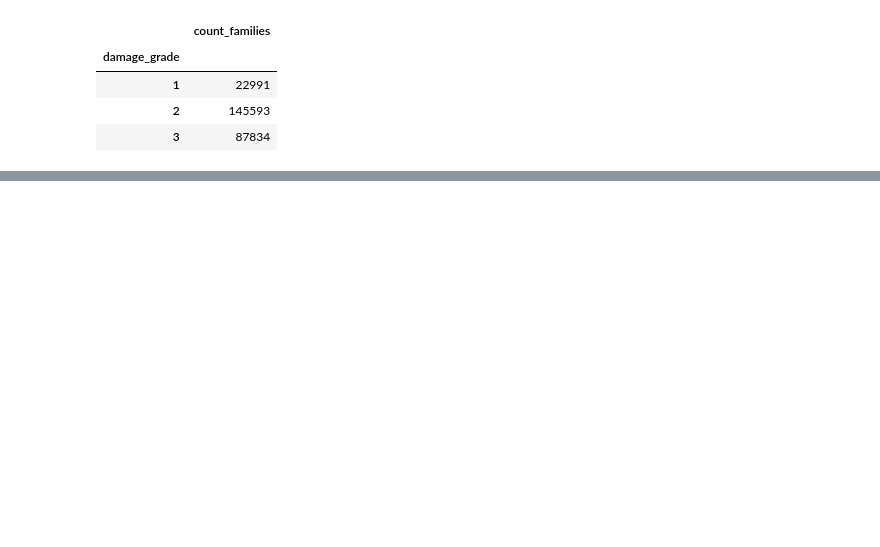
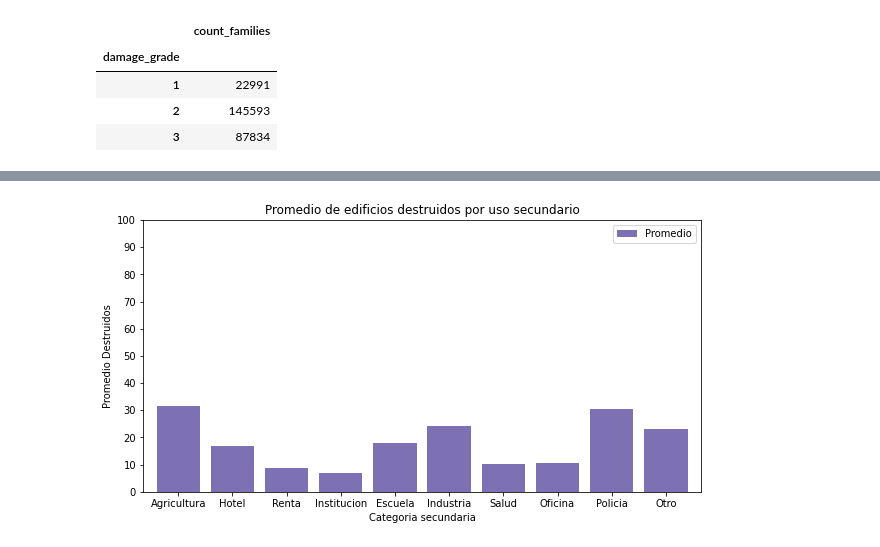
Before and after one commit to juanchycc/Datos-tp1, a Jupyter notebook: tp1.ipynb, the cells around one changed output, grey strips where cells are left out. Saved outputs shown, nothing was run; the diff lists cells and outputs as text; code cells hidden in the pictures; blank space fills up the shorter version.

```diff
--- a/tp1.ipynb
+++ b/tp1.ipynb
@@ -153,0 +156,5 @@ plt.legend(loc=1)
+# %%
+edificios_categoria_secundaria = train_values_with_damage.loc[(train_values_with_damage['has_secondary_use']==1),['has_secondary_use_agriculture','has_secondary_use_hotel','has_secondary_use_rental','has_secondary_use_institution','has_secondary_use_school','has_secondary_use_industry','has_secondary_use_health_post','has_secondary_use_gov_office','has_secondary_use_use_police','has_secondary_use_other','damage_grade']]
+cantidad_edificios_categoria_secundaria = edificios_categoria_secundaria.sum()
+cantidad_edificios_categoria_secundaria=cantidad_edificios_categoria_secundaria.to_frame().rename(columns={0:'Total'})
+cantidad_edificios_categoria_secundaria
@@ -153,0 +174,8 @@ plt.legend(loc=1)
+# %%
+#Promedio de edificios destruidos por uso secundario
+edificios_categoria_secundaria_destruidos =edificios_categoria_secundaria.loc[(train_values_with_damage['damage_grade']==3),:]
+edificios_categoria_secundaria_destruidos=edificios_categoria_secundaria_destruidos.sum().to_frame().rename(columns={0:'Total Destruidos'})
+cantidad_edificios_categoria_secundaria=cantidad_edificios_categoria_secundaria.drop('damage_grade')
+edificios_categoria_secundaria_destruidos=edificios_categoria_secundaria_destruidos.drop('damage_grade')
+promedio_destruidos = ((edificios_categoria_secundaria_destruidos['Total Destruidos']*100)/cantidad_edificios_categoria_secundaria['Total']).to_frame().rename(columns={0:'Promedio'})
+promedio_destruidos
@@ -153,0 +194,7 @@ plt.legend(loc=1)
+# %%
+g=promedio_destruidos.plot.bar\
+(y='Promedio', rot=0,width=0.8,figsize=(10,5),color='#7D71B4',title='Promedio de edificios destruidos por uso secundario',xlabel='Categoria secundaria',ylabel='Promedio Destruidos')
+g.set_xticklabels(['Agricultura','Hotel','Renta','Institucion','Escuela','Industria','Salud','Oficina','Policia','Otro'])
+g.set_yticks(range(0,101,10));
+# %% [output]
+[figure, added]
```
Also changed, not shown: parts of 6 cells of this notebook.
